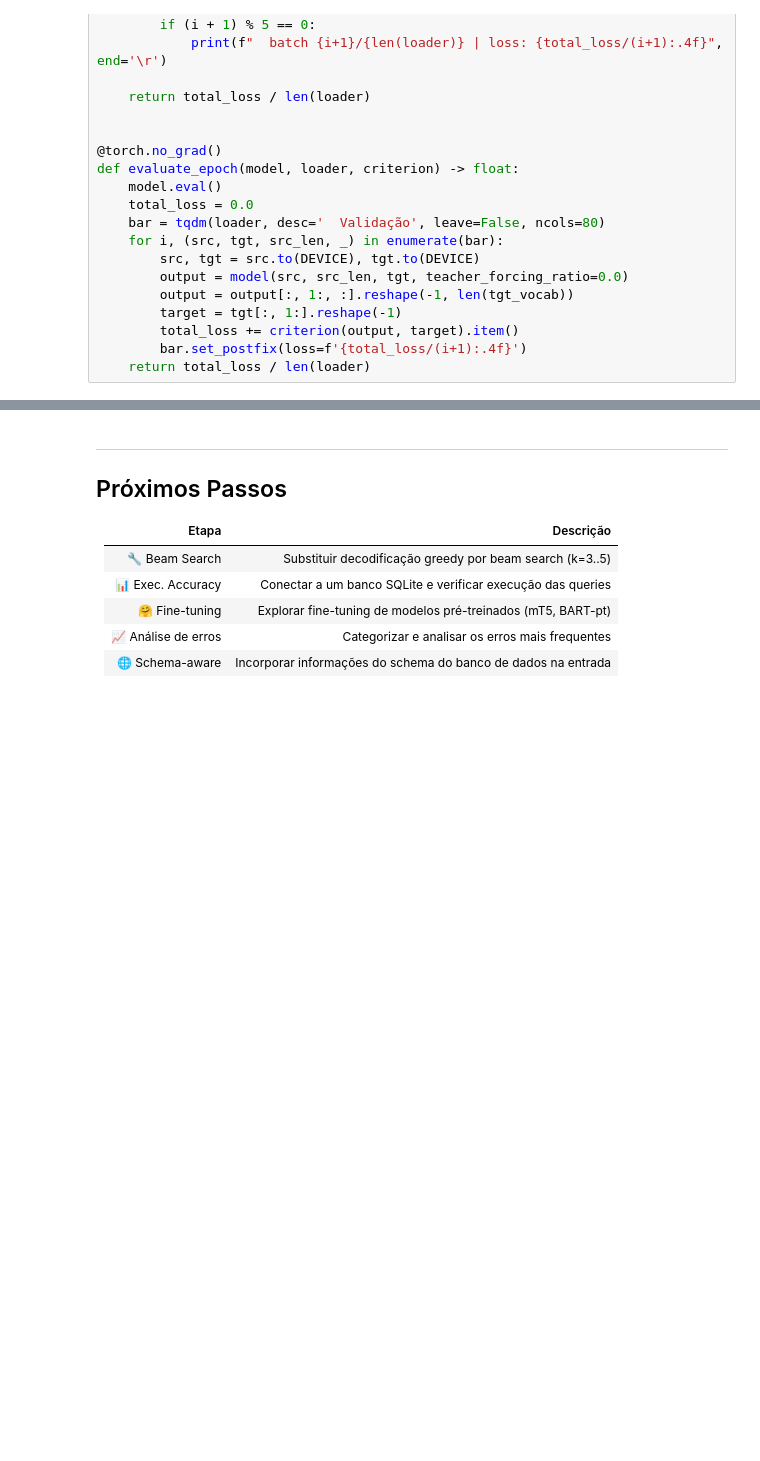
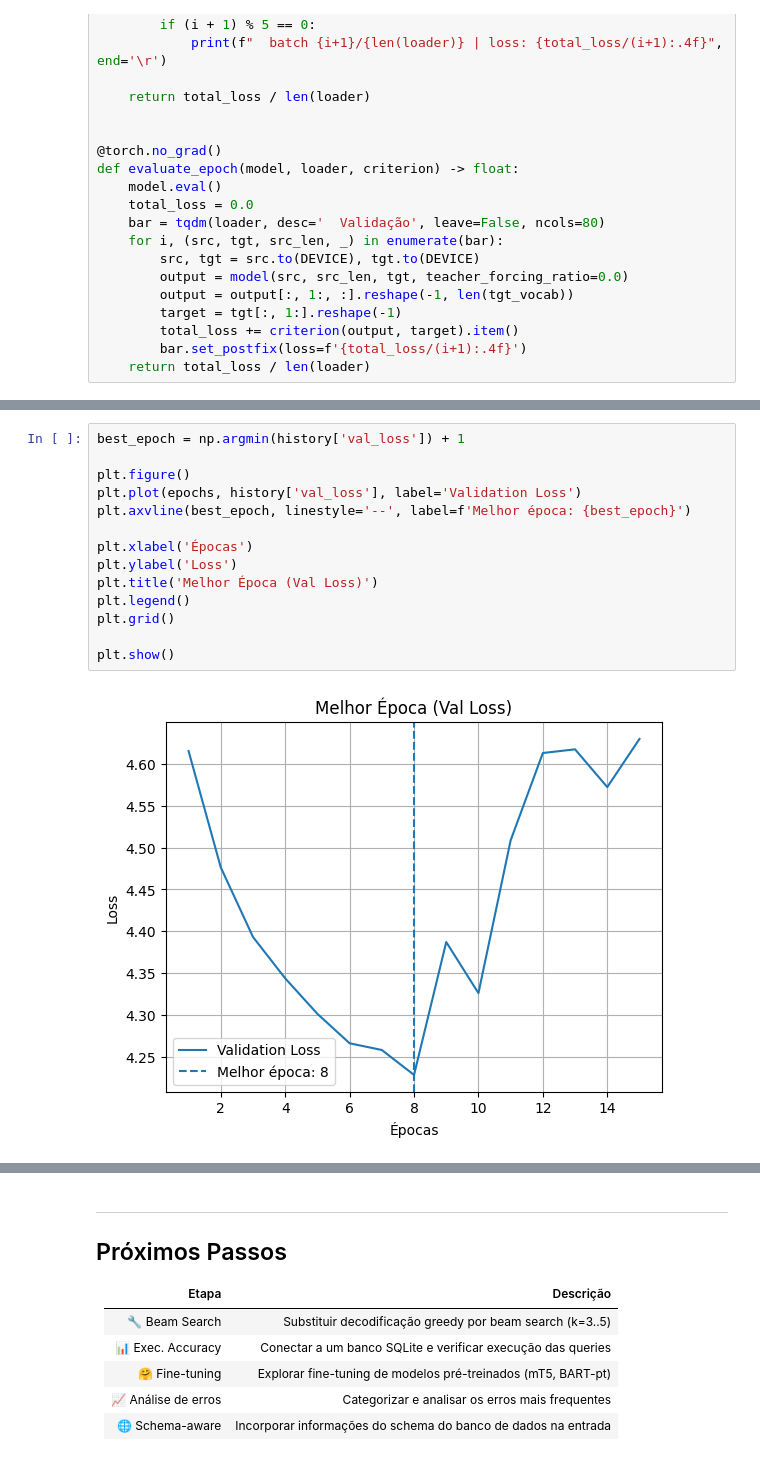
Before and after one commit to Gusttavoafonso/Projeto_PLN, a Jupyter notebook: Projeto_PLN_Text2SQL.ipynb, the cells around one changed output, grey strips where cells are left out. Saved outputs shown, nothing was run; the diff lists cells and outputs as text; blank space fills up the shorter version.

```diff
--- a/Projeto_PLN_Text2SQL.ipynb
+++ b/Projeto_PLN_Text2SQL.ipynb
@@ -798,0 +868,16 @@ print(f"\nMelhor Val Loss: {best_val_loss:.4f}")
+# %%
+best_epoch = np.argmin(history['val_loss']) + 1
+
+plt.figure()
+plt.plot(epochs, history['val_loss'], label='Validation Loss')
+plt.axvline(best_epoch, linestyle='--', label=f'Melhor época: {best_epoch}')
+
+plt.xlabel('Épocas')
+plt.ylabel('Loss')
+plt.title('Melhor Época (Val Loss)')
+plt.legend()
+plt.grid()
+
+plt.show()
+# %% [output]
+[figure, added]
```
Also changed, not shown: parts of 13 cells of this notebook, 1 other file.
